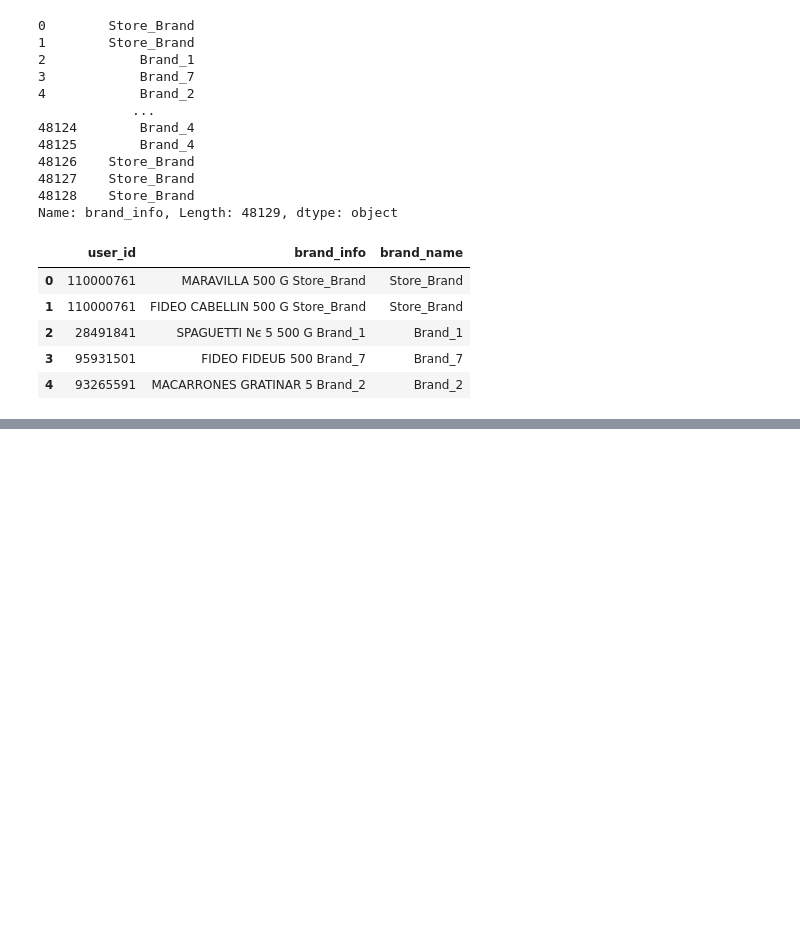
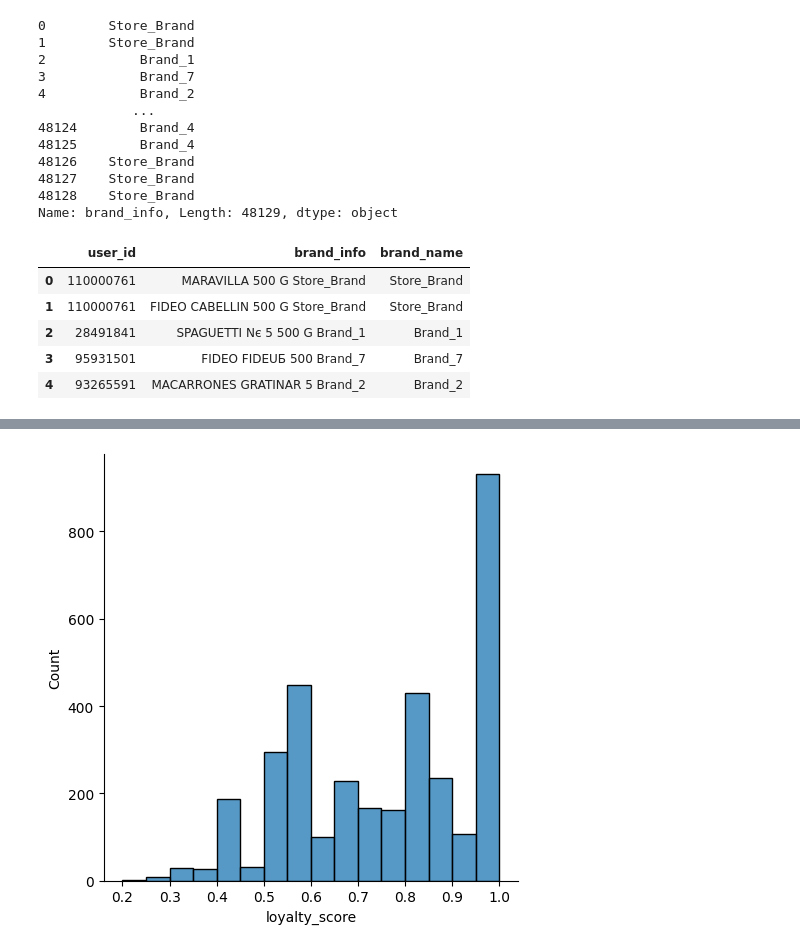
Before and after one commit to Zetis659/NEW_mlcourse.ai, a Jupyter notebook: Demo_Data_Analyst/3.Data_visualization/Data_visualization1.ipynb, the cells around one changed output, grey strips where cells are left out. Drawn from its saved outputs; the diff is of its cells as text; code cells hidden in the pictures; blank space fills up the shorter version.

Commit message:
Feature: 3.Data_visualization practice Feature: add agg(count)

```diff
--- a/Demo_Data_Analyst/3.Data_visualization/Data_visualization1.ipynb
+++ b/Demo_Data_Analyst/3.Data_visualization/Data_visualization1.ipynb
@@ -95,0 +193,4 @@ user_df.head()
+# %%
+users_unique_brands = (user_df.groupby('user_id', as_index=False)
+ .agg({'brand_name': pd.Series.nunique})
+.rename(columns={'brand_name': 'unique_brands'}))
@@ -95,0 +199,6 @@ user_df.head()
+# %%
+lovely_brand_purchases_df = (user_df.groupby(['user_id', 'brand_name'], as_index=False)
+ .agg({'brand_info': 'count'})
+ .sort_values(['user_id', 'brand_info'], ascending=[True, False])
+ .groupby('user_id').head(1)
+ .rename(columns={'brand_name': 'lovely_brand', 'brand_info': 'lovely_brand_purchases'}))
@@ -95,0 +234,4 @@ user_df.head()
+# %%
+loyalty_df = (user_purchases.merge(users_unique_brands, on='user_id')
+ .merge(lovely_brand_purchases_df, on='user_id'))
+# По дефолту слияние - INNER JOIN (общие значения)
@@ -95,0 +272,2 @@ user_df.head()
+# %%
+loyalty_df['loyalty_score'] = loyalty_df.lovely_brand_purchases / loyalty_df.purchases
@@ -95,0 +283,4 @@ user_df.head()
+# %%
+ax = sns.displot(loyalty_df.loyalty_score);
+# %% [output]
+[figure, added]
```
Also changed, not shown: parts of 34 cells of this notebook, 1 other file.
